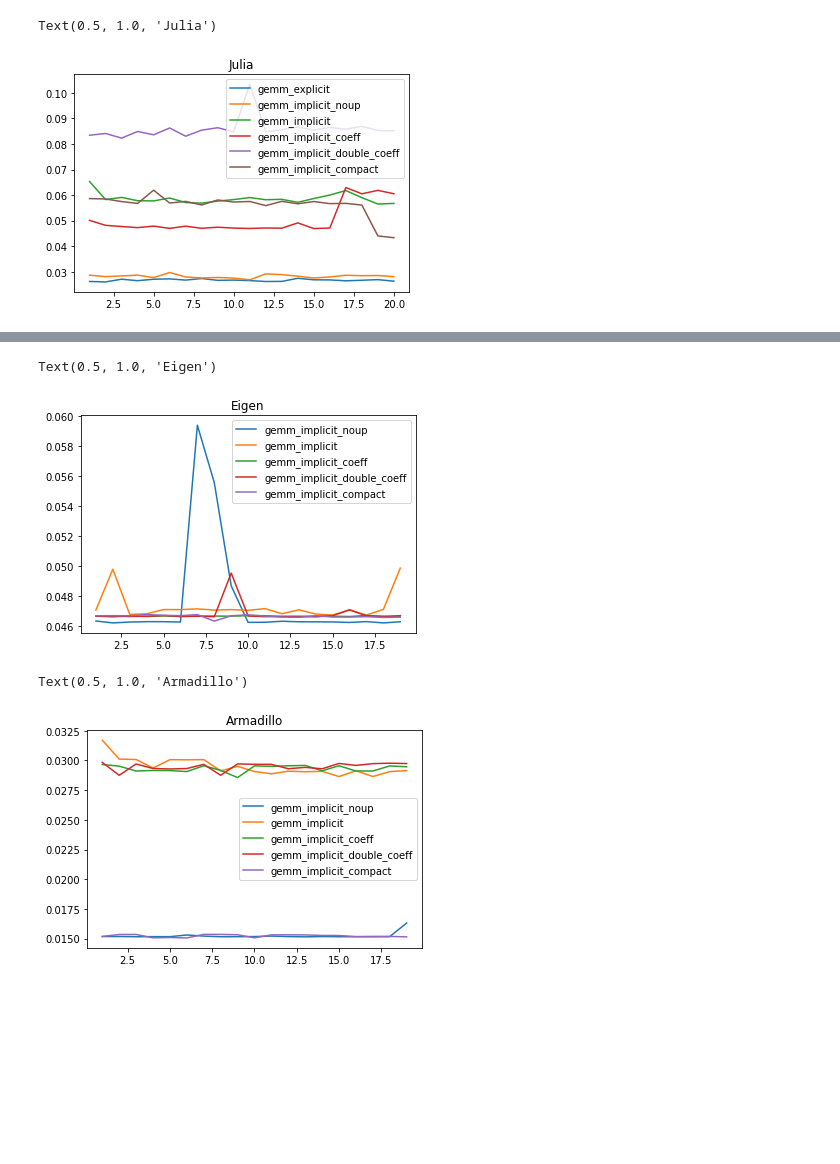
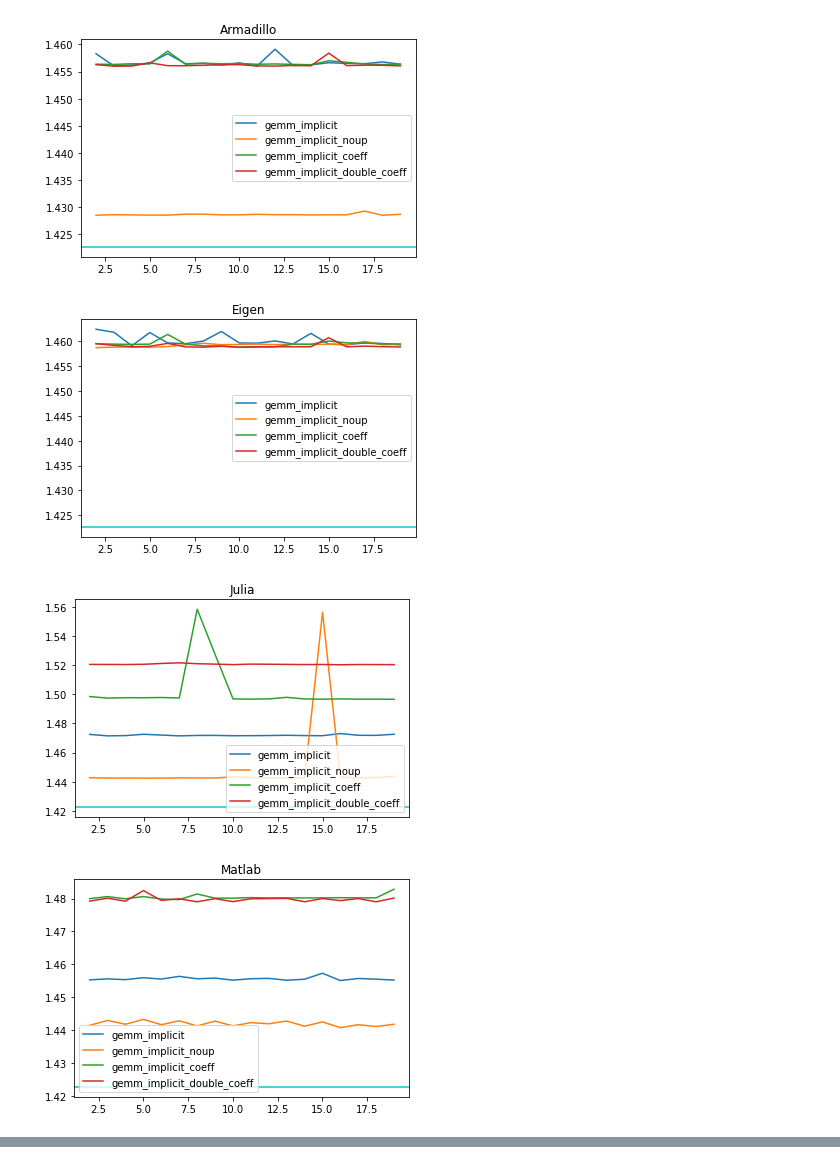
Before and after one commit to HPAC/LAMP_benchmark, a Jupyter notebook: scripts/process_data.ipynb, the cells around one changed output, grey strips where cells are left out. Cells and saved outputs as stored; diff of their text form; code cells hidden in the pictures; blank space fills up the shorter version.

```diff
--- a/scripts/process_data.ipynb
+++ b/scripts/process_data.ipynb
@@ -65,6 +65,7 @@ df_merged.rename(columns={'Min': 'Octave'}, inplace=True)
 df_merged.rename(columns={'Armadillo': 'Arma'}, inplace=True)
 
 df_merged = df_merged.reindex(columns=['algorithm', 'C', 'Arma', 'Eigen', 'Julia', 'Matlab', 'Python', 'Octave', 'R'])
+df_merged = df_merged.set_index(['algorithm'])
 # df_merged
 # df_merged.sort_values('algorithm').reset_index(drop=True)
 # %%
@@ -190,4 +195,4 @@ df_merged[df_merged['algorithm'].isin(keywords)].round(6).reset_index(drop=True)
 # %%
-keywords = ['diagmm', 'diag_add_nai', 'diag_add_rec', 'diag_mult_nai', 'gemm_explicit_large']
-df_merged[df_merged['algorithm'].isin(keywords)].round(4).reset_index(drop=True).replace(np.NaN, '-')
+keywords = ['diag_add_nai', 'diag_add_rec', 'diag_mult_nai', 'gemm_explicit']
+df_merged.loc[keywords].reindex(keywords).round(4).replace(np.NaN, '-')
 # %% [output]
@@ -209,3 +214,16 @@ df_merged[df_merged['algorithm'].isin(keywords)].round(4).reset_index(drop=True)
 
 # df_merged_t.columns = ['algorithm', 'Julia', 'Matlab', 'Arma', 'Eigen', 'Python', 'R']
 # df_merged_t
+# %%
+ddf_l = [df_cppe_t, df_cppa_t, df_m_t, df_py_t, df_r_t]
+name = ['Eigen', 'Armadillo', 'Matlab', 'Python', 'R']
+for i, ddf in enumerate(ddf_l):
+    fig, ax = plt.subplots()
+    cols_to_use = [i for i in range(2, 20)]
+    keywords = ['solve_spd', 'solve_sym', 'solve_tri', 'solve_dia']
+    for key in keywords:
+        ddf[ddf[0] == key].loc[:, cols_to_use].transpose().plot(ax=ax)
+    ax.axhline(y=df_merged[df_merged['algorithm'].isin(['solve_rec'])].loc[:, ['C']].iloc[0,0], color='C9')
+    ax.axhline(y=df_merged[df_merged['algorithm'].isin(['solve_sym'])].loc[:, ['C']].iloc[0,0], color='C8')
+    ax.legend(keywords)
+    ax.set_title(name[i])
@@ -212,11 +236,17 @@ df_merged[df_merged['algorithm'].isin(keywords)].round(4).reset_index(drop=True)
 # %%
-fig, ax = plt.subplots()
-cols_to_use = [i for i in range(1, 21)]
-keywords = ['gemm_explicit', 'gemm_implicit_noup', 'gemm_implicit', 'gemm_implicit_coeff', 'gemm_implicit_double_coeff', 'gemm_implicit_compact']
-for key in keywords:
-    df_j_t[df_j_t[0] == key].loc[:, cols_to_use].transpose().plot(ax=ax)
-ax.legend(keywords)
-ax.set_title('Julia')
+ddf_l = [df_cppa_t, df_cppe_t, df_j_t, df_m_t, df_py_t, df_r_t]
+name = ['Armadillo', 'Eigen', 'Julia', 'Matlab', 'Python', 'R']
+for i, ddf in enumerate(ddf_l):
+    fig, ax = plt.subplots()
+    cols_to_use = [i for i in range(2, 20)]
+    keywords = ['gemm_implicit', 'gemm_implicit_noup', 'gemm_implicit_coeff', 'gemm_implicit_double_coeff']
+    for key in keywords:
+        ddf[ddf[0] == key].loc[:, cols_to_use].transpose().plot(ax=ax)
+    ax.axhline(y=df_merged[df_merged['algorithm'].isin(['gemm_explicit_noup'])].loc[:, ['C']].iloc[0,0], color='C9')
+    ax.legend(keywords)
+    ax.set_title(name[i])
 # %% [output]
-Text(0.5, 1.0, 'Julia')
-[figure, old version]
+[figure, new version]
+[figure, added]
+[figure, added]
+[figure, added]
@@ -223,24 +254,0 @@ Text(0.5, 1.0, 'Julia')
-# %%
-fig, ax = plt.subplots()
-cols_to_use = [i for i in range(1, 20)]
-keywords = ['gemm_implicit_noup', 'gemm_implicit', 'gemm_implicit_coeff', 'gemm_implicit_double_coeff', 'gemm_implicit_compact']
-for key in keywords:
-    df_cppe_t[df_cppe_t[0] == key].loc[:, cols_to_use].transpose().plot(ax=ax)
-ax.legend(keywords)
-ax.set_title('Eigen')
-# ax.set_ylim([0.26, 0.40])
-# %% [output]
-Text(0.5, 1.0, 'Eigen')
-[figure, removed]
-# %%
-fig, ax = plt.subplots()
-cols_to_use = [i for i in range(1, 20)]
-keywords = ['gemm_implicit_noup', 'gemm_implicit', 'gemm_implicit_coeff', 'gemm_implicit_double_coeff', 'gemm_implicit_compact']
-for key in keywords:
-    df_cppa_t[df_cppa_t[0] == key].loc[:, cols_to_use].transpose().plot(ax=ax)
-ax.legend(keywords)
-ax.set_title('Armadillo')
-# ax.set_ylim([0.26, 0.30])
-# %% [output]
-Text(0.5, 1.0, 'Armadillo')
-[figure, removed]
```
Also changed, not shown: parts of 22 cells of this notebook.
